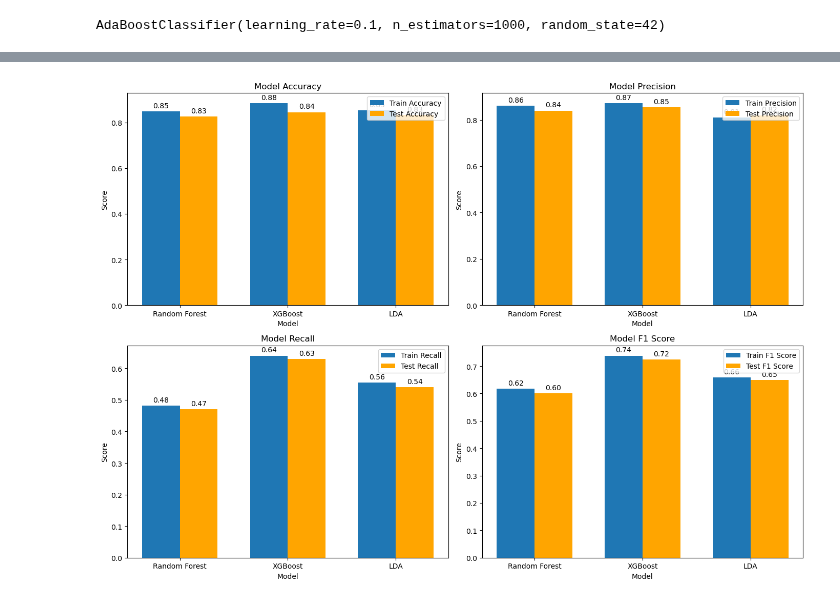
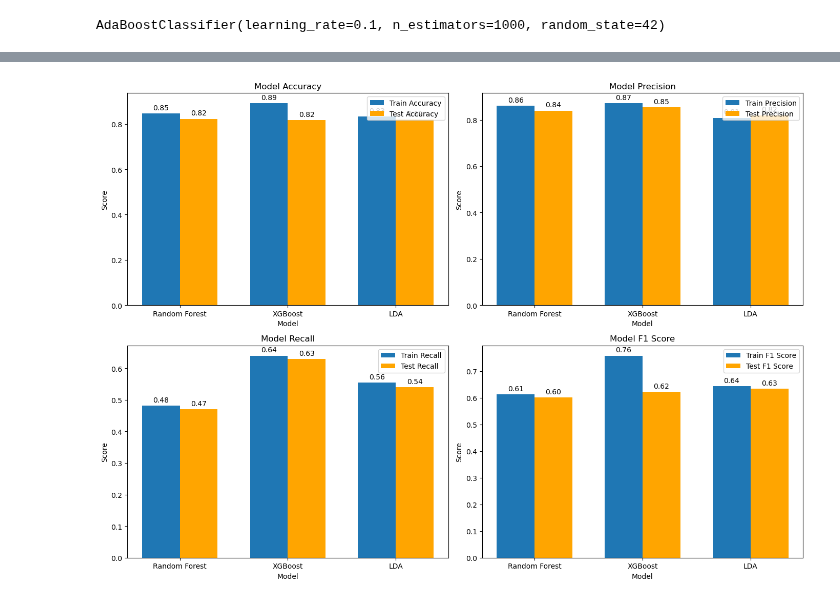
Before and after one commit to Glamorous9754/Practice-in-Jupyter, a Jupyter notebook: Rainfall Prediction Model.ipynb, the cells around one changed output, grey strips where cells are left out. Drawn from its saved outputs; the diff is of its cells as text; code cells hidden in the pictures.

```diff
--- a/Rainfall Prediction Model.ipynb
+++ b/Rainfall Prediction Model.ipynb
@@ -671,44 +776,45 @@ For rainfall prediction, the **Random Forest** model provides a balanced and rob
 
 ---
 # %%
+
 import matplotlib.pyplot as plt
 import numpy as np
 
 # Model names
 models = ['Random Forest', 'XGBoost', 'LDA']
 
-# Metrics scores for training and testing data
-accuracy_train_scores = [0.8478831022855002,  # Random Forest (After GridSearch)
-                         0.8842263019857625,  # XGBoost (After GridSearch)
-                         0.8531285125515174]  # LDA
+# Updated Metrics scores for training and testing data
+accuracy_train_scores = [0.846,  # Random Forest
+                         0.892,  # XGBoost
+                         0.833]  # LDA
 
-accuracy_test_scores = [0.826,  # Random Forest (After GridSearch)
-                        0.845,  # XGBoost (After GridSearch)
-                        0.832]  # LDA
+accuracy_test_scores = [0.823,  # Random Forest
+                        0.817,  # XGBoost
+                        0.819]  # LDA
 
-precision_train_scores = [0.8608923884514436,  # Random Forest (After GridSearch)
-                          0.872,               # XGBoost (After GridSearch)
-                          0.8094218415417559]  # LDA
+precision_train_scores = [0.860,  # Random Forest
+                          0.872,  # XGBoost
+                          0.809]  # LDA
 
-precision_test_scores = [0.840,  # Random Forest (After GridSearch)
-                         0.855,  # XGBoost (After GridSearch)
+precision_test_scores = [0.840,  # Random Forest
+                         0.855,  # XGBoost
                          0.820]  # LDA
 
-recall_train_scores = [0.48164464023494863,  # Random Forest (After GridSearch)
-                       0.6402349486049926,  # XGBoost (After GridSearch)
-                       0.5550660792951542]  # LDA
+recall_train_scores = [0.482,  # Random Forest
+                       0.640,  # XGBoost
+                       0.555]  # LDA
 
-recall_test_scores = [0.470,  # Random Forest (After GridSearch)
-                      0.630,  # XGBoost (After GridSearch)
+recall_test_scores = [0.470,  # Random Forest
+                      0.630,  # XGBoost
                       0.540]  # LDA
 
-f1_train_scores = [0.6177024482109228,  # Random Forest (After GridSearch)
-                   0.7383573243014395,  # XGBoost (After GridSearch)
-                   0.6585365853658537]  # LDA
+f1_train_scores = [0.612,  # Random Forest
+                   0.758,  # XGBoost
+                   0.644]  # LDA
 
-f1_test_scores = [0.600,  # Random Forest (After GridSearch)
-                  0.725,  # XGBoost (After GridSearch)
-                  0.650]  # LDA
+f1_test_scores = [0.601,  # Random Forest
+                  0.623,  # XGBoost
+                  0.634]  # LDA
 
 # Plotting the metrics
 x = np.arange(len(models))
@@ -764,32 +870,32 @@ ax[1, 0].legend()
 for rect in rects3_train:
     height = rect.get_height()
     ax[1, 0].annotate(f'{height:.2f}', xy=(rect.get_x() + rect.get_width() / 2, height),
                        xytext=(0, 3), textcoords="offset points", ha='center', va='bottom')
 for rect in rects3_test:
     height = rect.get_height()
     ax[1, 0].annotate(f'{height:.2f}', xy=(rect.get_x() + rect.get_width() / 2, height),
                        xytext=(0, 3), textcoords="offset points", ha='center', va='bottom')
 
 # F1 Score
 rects4_train = ax[1, 1].bar(x - width/2, f1_train_scores, width, label='Train F1 Score')
 rects4_test = ax[1, 1].bar(x + width/2, f1_test_scores, width, label='Test F1 Score', color='orange')
 ax[1, 1].set_xlabel('Model')
 ax[1, 1].set_ylabel('Score')
 ax[1, 1].set_title('Model F1 Score')
 ax[1, 1].set_xticks(x)
 ax[1, 1].set_xticklabels(models)
 ax[1, 1].legend()
 for rect in rects4_train:
     height = rect.get_height()
     ax[1, 1].annotate(f'{height:.2f}', xy=(rect.get_x() + rect.get_width() / 2, height),
                        xytext=(0, 3), textcoords="offset points", ha='center', va='bottom')
 for rect in rects4_test:
     height = rect.get_height()
     ax[1, 1].annotate(f'{height:.2f}', xy=(rect.get_x() + rect.get_width() / 2, height),
                        xytext=(0, 3), textcoords="offset points", ha='center', va='bottom')
 
 fig.tight_layout()
 plt.show()
 # %% [output]
-[figure, old version]
+[figure, new version]
 # %% [markdown]
```
Also changed, not shown: parts of 27 cells of this notebook.
